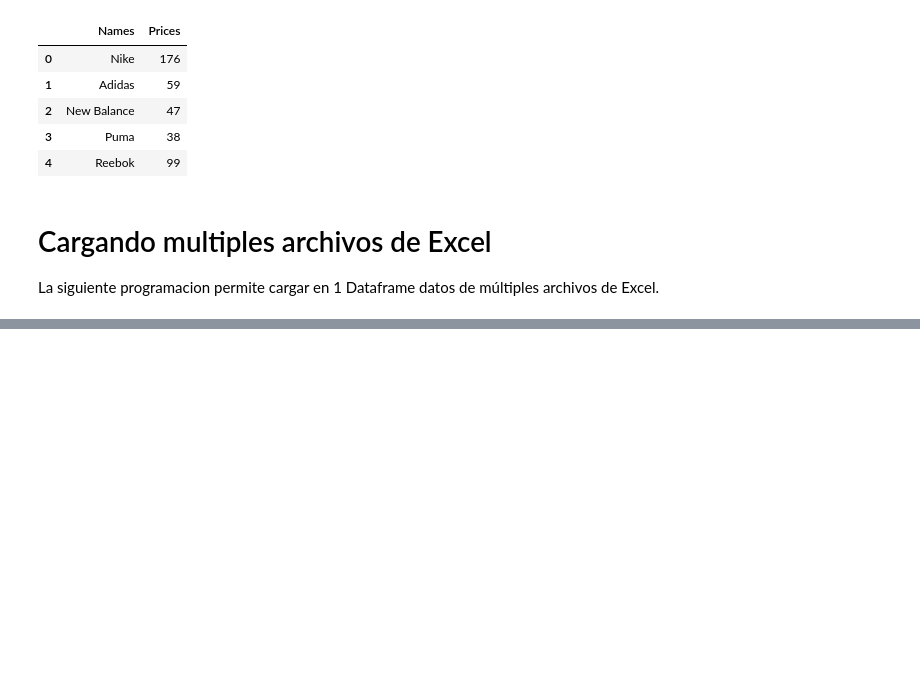
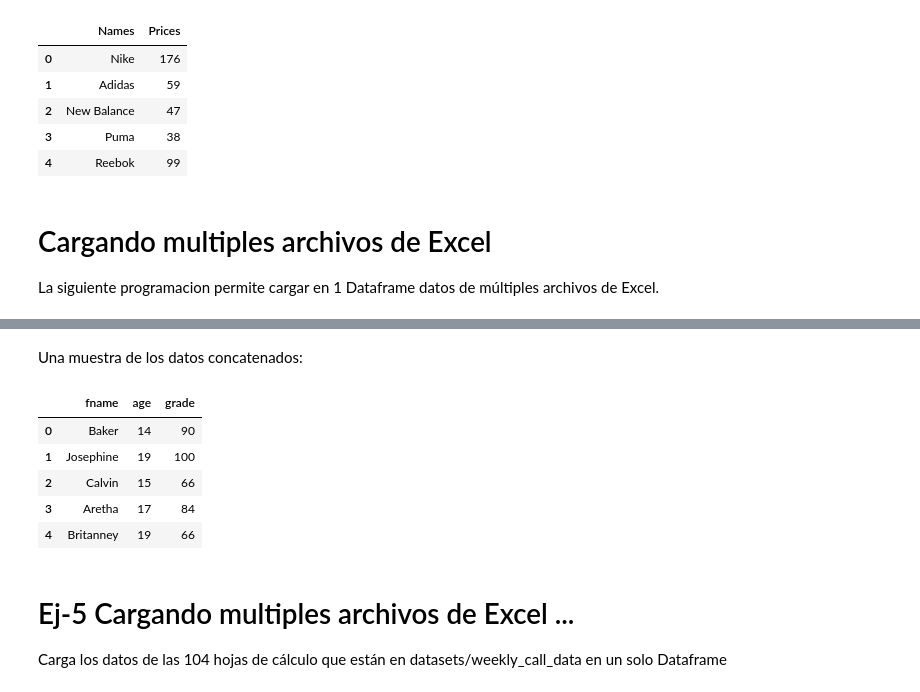
Before and after one commit to MarianaArzapalo/1-ADescDatos, a Jupyter notebook: 00-es_datos.ipynb, the cells around one changed output, grey strips where cells are left out. Saved outputs shown, nothing was run; the diff lists cells and outputs as text; code cells hidden in the pictures; blank space fills up the shorter version.

```diff
--- a/00-es_datos.ipynb
+++ b/00-es_datos.ipynb
@@ -232,0 +257,15 @@ La siguiente programacion permite cargar en 1 Dataframe datos de múltiples arch
+# %% [markdown]
+Una muestra de los datos concatenados:
+# %%
+all_data.head()
+# %% [output]
+|  | fname | age | grade |
+| 0 | Baker | 14 | 90 |
+| 1 | Josephine | 19 | 100 |
+| 2 | Calvin | 15 | 66 |
+| 3 | Aretha | 17 | 84 |
+| 4 | Britanney | 19 | 66 |
+# %% [markdown]
+# Ej-5 Cargando multiples archivos de Excel ...
+
+Carga los datos de las 104 hojas de cálculo que están en datasets/weekly_call_data en un solo Dataframe
```
Also changed, not shown: parts of 1 cell of this notebook.
